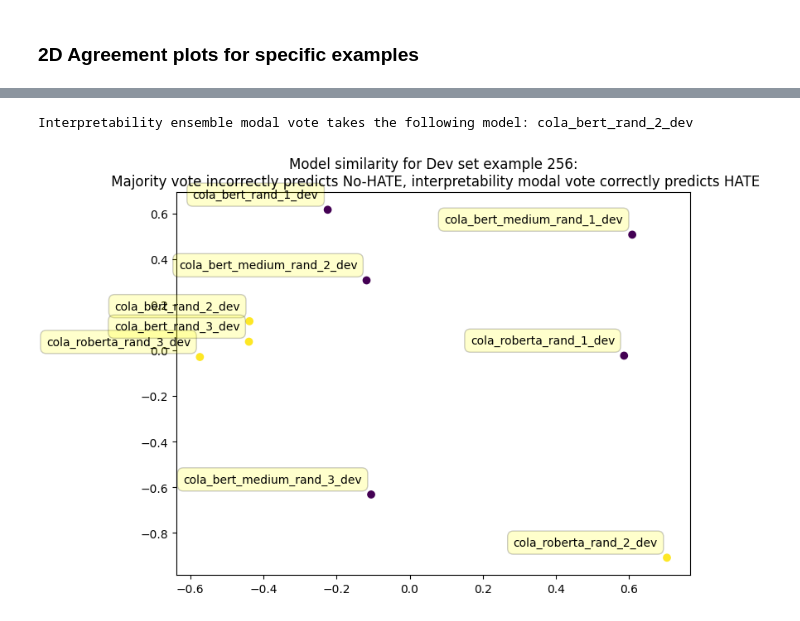
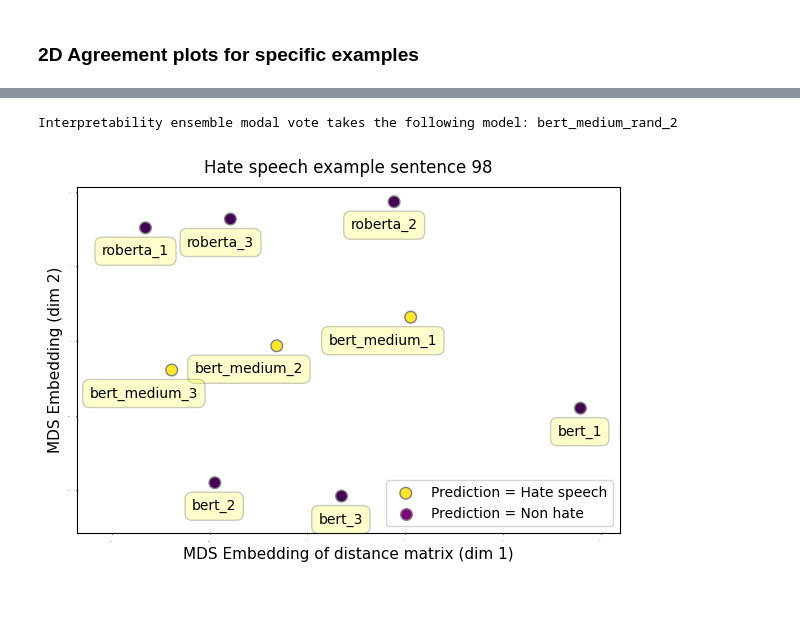
Before and after one commit to dolmas1/MLP_Group_Project, a Jupyter notebook: scripts/Evaluation_notebook.ipynb, the cells around one changed output, grey strips where cells are left out. Cells and saved outputs as stored; diff of their text form; code cells hidden in the pictures.

```diff
--- a/scripts/Evaluation_notebook.ipynb
+++ b/scripts/Evaluation_notebook.ipynb
@@ -190,14 +202,14 @@ constituent_models_for_plot = {
     #'roberta_rand_1': 'Roberta_1',
     #'roberta_rand_2': 'Roberta_2',
     #'roberta_rand_3': 'Roberta_3',
-    'bert_medium_rand_agg': 'B-medium',
-    'bert_rand_agg': 'Bert',
-    'roberta_rand_agg': 'Roberta',
+    'cola_bert_medium_rand_dev_agg': 'B-med', # 'bert_medium_rand_agg' or 'cola_bert_medium_rand_dev_agg'
+    'cola_bert_rand_dev_agg': 'Bert', # 'bert_rand_agg' or 'cola_bert_rand_dev_agg'
+    'cola_roberta_rand_dev_agg': 'Roberta', # 'roberta_rand_agg' or 'cola_roberta_rand_dev_agg'
 }
 
 baseline_models_for_plot = {
-    'majority_baseline': 'Majority Vote',
-    'straight_avg_baseline': 'Straight Avg',
+    'majority_baseline': 'Maj. Vote',
+    'straight_avg_baseline': 'Average',
 }
 
 inter_models_for_plot_modal = {
@@ -205,7 +217,7 @@ inter_models_for_plot_modal = {
     'Shap_agreement_modal_vote': 'SHAP ',
     'Attention_agreement_modal_vote': 'Attn ',
     'Integrated_Grad_agreement_modal_vote': 'IntGr ',
-    'Lime_agreement_Shap_agreement_Attention_agreement_Integrated_Grad_agreement_modal_vote': 'Combined ',
+    'Lime_agreement_Shap_agreement_Attention_agreement_Integrated_Grad_agreement_modal_vote': 'Comb. ',
 }
 
 inter_models_for_plot_wtd_avg = {
@@ -213,12 +225,12 @@ inter_models_for_plot_wtd_avg = {
     'Shap_agreement_wtd_avg': 'SHAP',
     'Attention_agreement_wtd_avg': 'Attn',
     'Integrated_Grad_agreement_wtd_avg': 'IntGr',
-    'Lime_agreement_Shap_agreement_Attention_agreement_Integrated_Grad_agreement_wtd_avg': 'Combined',
+    'Lime_agreement_Shap_agreement_Attention_agreement_Integrated_Grad_agreement_wtd_avg': 'Comb.',
 }
 
 metric_to_plot = 'f1_score'
 
-plot_title = 'Performance Comparison - Hate Speech Dev Set'
+plot_title = 'Performance Comparison - CoLA Dev Set'
 # %%
 x_keys = list(constituent_models_for_plot.keys()) + list(baseline_models_for_plot.keys()) + list(inter_models_for_plot_modal.keys()) + list(inter_models_for_plot_wtd_avg.keys())
 x_labs = list(constituent_models_for_plot.values()) + list(baseline_models_for_plot.values()) + list(inter_models_for_plot_modal.values()) + list(inter_models_for_plot_wtd_avg.values())
@@ -291,44 +301,60 @@ np.where(((all_ensemble_preds['True Label'] == 1) & (all_ensemble_preds['Lime_ag
 # %%
 # Which example shall we look at?
-idx = 256 # 98 is a good one for hate speech dev, 256 good one for COLA dev
+idx = 98 # 98 is a good one for hate speech dev, 256 good one for COLA dev (or 225)
 
 simil_type = 'cosine' # 'cosine' or 'dot'
 # %%
 this_example = df[df['Test_example'] == idx].copy()
 
 lime_scores = this_example['Lime_unified'].values
 shap_scores = this_example['Shap_unified'].values + 1e-8
 attn_scores = this_example['Attention_unified'].values
 intg_scores = this_example['Integrated_Grad_unified'].values
 
 lime_agreement = np.array([[simil(a, b, simil_type) for b in lime_scores] for a in lime_scores])
 shap_agreement = np.array([[simil(a, b, simil_type) for b in shap_scores] for a in shap_scores])
 attn_agreement = np.array([[simil(a, b, simil_type) for b in attn_scores] for a in attn_scores])
 intg_agreement = np.array([[simil(a, b, simil_type) for b in intg_scores] for a in intg_scores])
 
-#dist_matrix = (1 - lime_agreement) + (1 - shap_agreement) + (1 - attn_agreement) + (1 - intg_agreement)
-dist_matrix = (1 - lime_agreement)
+dist_matrix = (1 - lime_agreement) + (1 - shap_agreement) + (1 - attn_agreement) + (1 - intg_agreement)
+#dist_matrix = (1 - lime_agreement)
 
 # convert distance matrix to 2D embedding
 mds = manifold.MDS(n_components=2, dissimilarity="precomputed",
                    random_state=42, normalized_stress = 'auto')
 results = mds.fit(dist_matrix)
 coords = results.embedding_
 
 # plot the result
-fix, axs = plt.subplots(figsize = (8,6))
-axs.scatter(coords[:, 0], coords[:, 1], marker = 'o', c = this_example['Predicted Label'])#, s = (4 - dist_matrix).sum(axis=0))
-#plt.legend()
-plt.title(f'Model similarity for Dev set example {idx}:\n Majority vote incorrectly predicts No-HATE, interpretability modal vote correctly predicts HATE')
+fix, axs = plt.subplots(figsize = (7,4.5))
+axs.scatter(coords[:, 0], coords[:, 1], marker = 'o', c = this_example['Predicted Label'],  edgecolors=('grey'),
+            label = 'Prediction = Hate speech', s = 70)#, s = (4 - dist_matrix).sum(axis=0))
+axs.scatter(-50, -50, marker = 'o', c = 'purple',  edgecolors=('grey'), s = 70,
+            label = 'Prediction = Non hate')#, s = (4 - dist_matrix).sum(axis=0))
+
+axs.set_ylim(bottom=coords[:, 1].min() - 0.5, top = coords[:, 1].max() + 0.2)
+axs.set_xlim(left=coords[:, 0].min() - 0.7, right = coords[:, 0].max() + 0.4)
+axs.set_xlabel('MDS Embedding of distance matrix (dim 1)', fontsize=11)
+axs.set_ylabel('MDS Embedding (dim 2)', fontsize=11)
+axs.tick_params(size=1, rotation=30)
+plt.yticks(fontsize=0)
+plt.xticks(fontsize=0)
+
+
+plt.legend(prop={'size': 10}, loc='lower right')
+plt.title(f'Hate speech example sentence {idx}',
+          pad = 10, size = 12)
+# Majority vote incorrectly predicts No-HATE, interpretability modal vote correctly predicts HATE')
 for label, x, y in zip(this_example['Model_id'], coords[:, 0], coords[:, 1]):
     plt.annotate(
-        label[:-1] + label[-1],
-        xy = (x, y), xytext = (-8, 8),
+        label[:-6] + label[-1],
+        xy = (x, y), xytext = (len(label)/2 +10, -22),
         textcoords = 'offset points', ha = 'right', va = 'bottom',
         bbox = dict(boxstyle = 'round,pad=0.5', fc = 'yellow', alpha = 0.2))
 
 chosen_inter_model = this_example['Model_id'].values[dist_matrix.sum(axis=0).argmin()]
 print(f"Interpretability ensemble modal vote takes the following model: {chosen_inter_model}")
+fix.savefig(f"../results/Justifying_example_{idx}.svg", bbox_inches='tight')
 # %% [output]
-Interpretability ensemble modal vote takes the following model: cola_bert_rand_2_dev
+Interpretability ensemble modal vote takes the following model: bert_medium_rand_2
-[figure, old version]
+[figure, new version]
```
Also changed, not shown: parts of 9 cells of this notebook, 6 other files.
